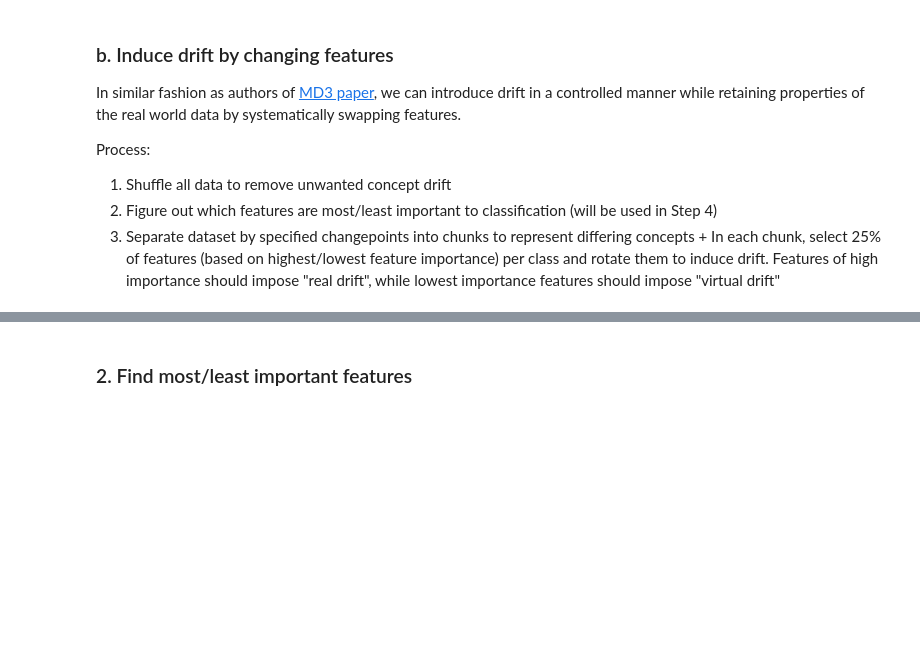
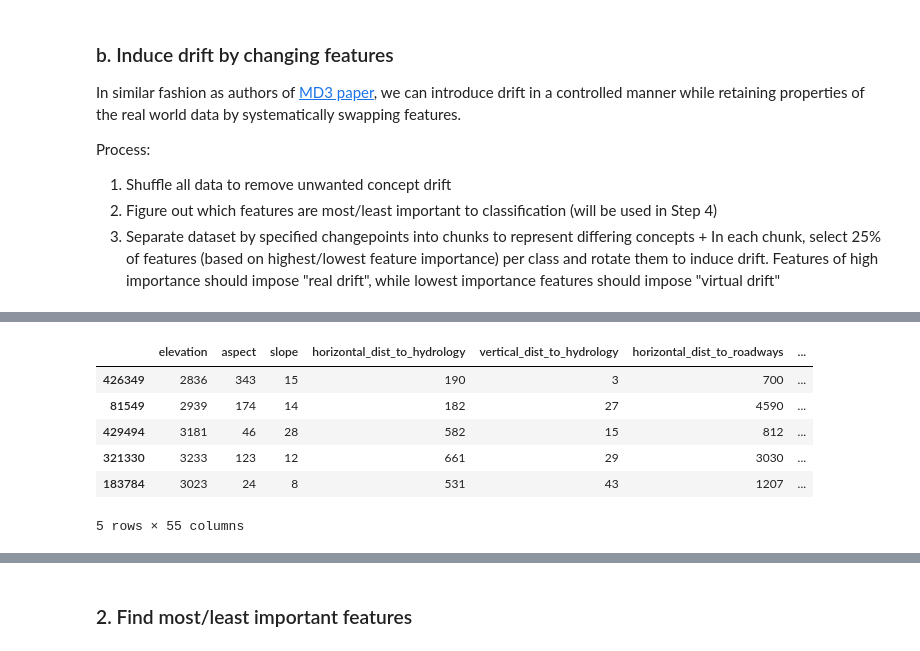
Before and after one commit to fastforwardlabs/concept-drift, a Jupyter notebook: notebooks/Covertype_EDA.ipynb, the cells around one changed output, grey strips where cells are left out. Drawn from its saved outputs; the diff is of its cells as text; code cells hidden in the pictures; blank space fills up the shorter version.

```diff
--- a/notebooks/Covertype_EDA.ipynb
+++ b/notebooks/Covertype_EDA.ipynb
@@ -180,0 +185,10 @@ df = df.sample(frac=1, random_state=42)
+# %%
+df.head()
+# %% [output]
+|  | elevation | aspect | slope | horizontal_dist_to_hydrology | vertical_dist_to_hydrology | horizontal_dist_to_roadways | ... |
+| 426349 | 2836 | 343 | 15 | 190 | 3 | 700 | ... |
+| 81549 | 2939 | 174 | 14 | 182 | 27 | 4590 | ... |
+| 429494 | 3181 | 46 | 28 | 582 | 15 | 812 | ... |
+| 321330 | 3233 | 123 | 12 | 661 | 29 | 3030 | ... |
+| 183784 | 3023 | 24 | 8 | 531 | 43 | 1207 | ... |
+5 rows × 55 columns
```
Also changed, not shown: parts of 30 cells of this notebook, 1 other file.
